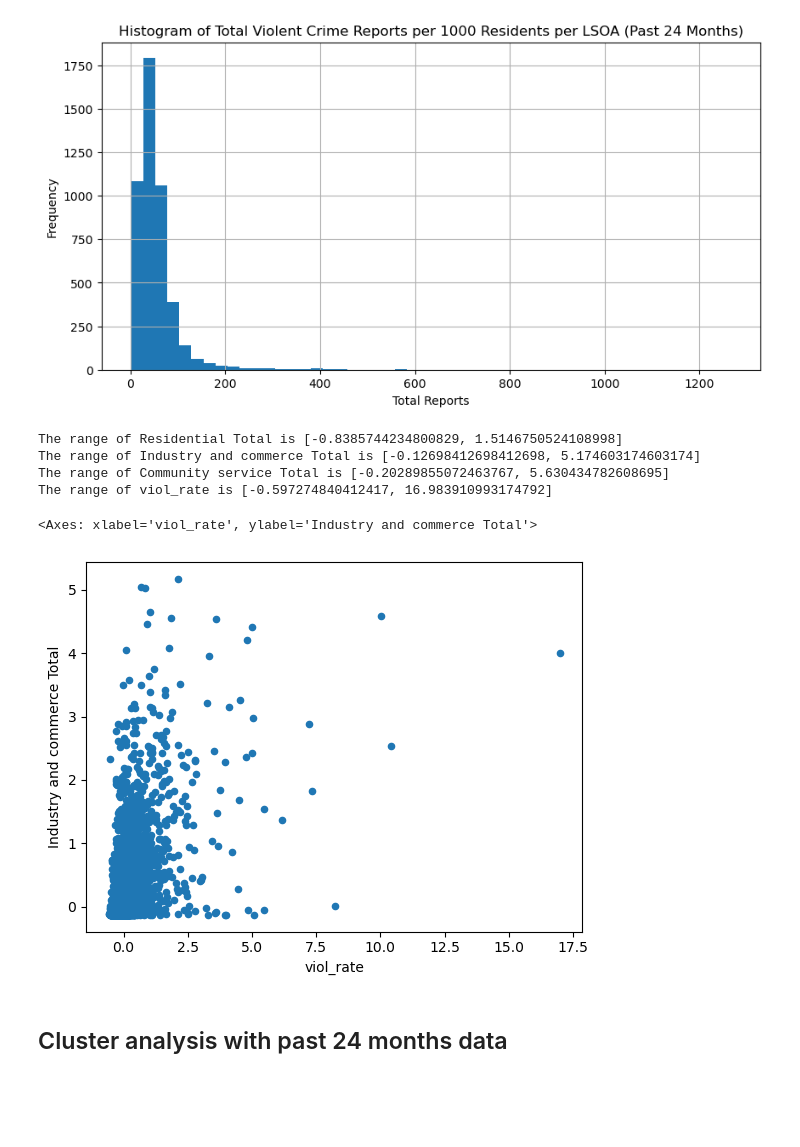
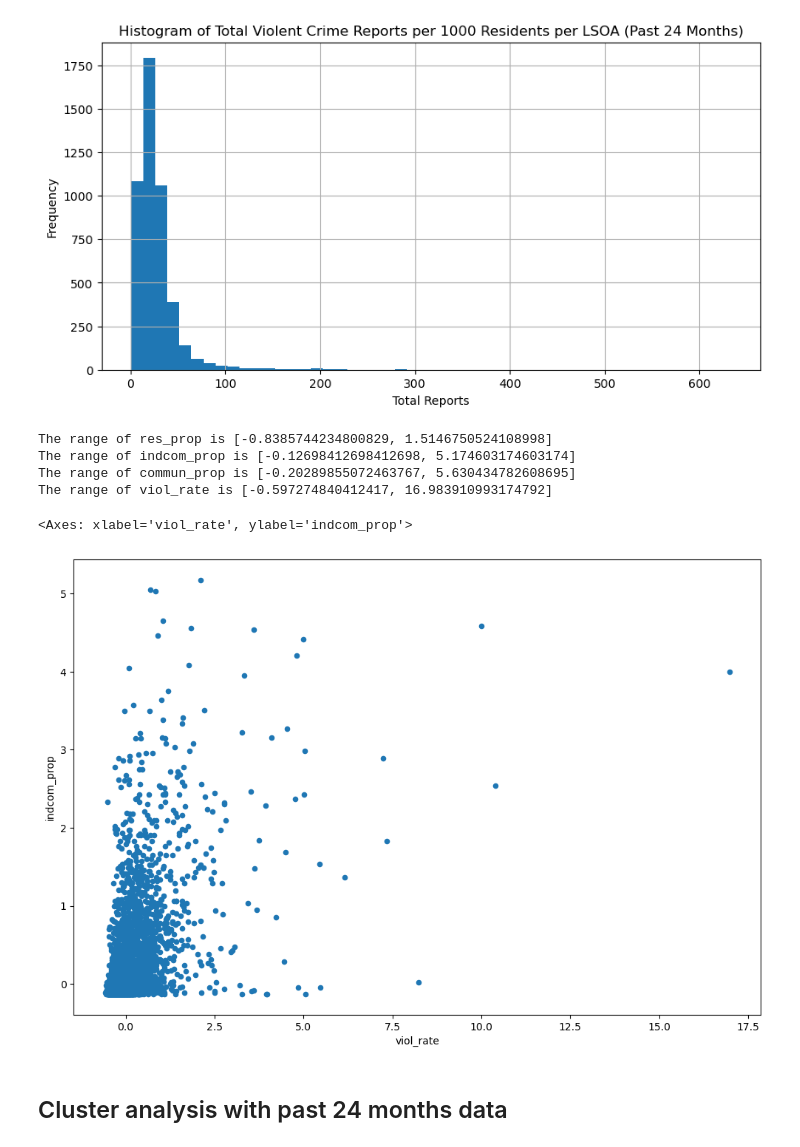
Before and after one commit to jyjylow/casa0006-assessment, a Jupyter notebook: CASA0006_Assessment.ipynb, the cells around one changed output. Cells and saved outputs as stored; diff of their text form; code cells hidden in the pictures; blank space fills up the shorter version.

```diff
--- a/CASA0006_Assessment.ipynb
+++ b/CASA0006_Assessment.ipynb
@@ -354,7 +363,8 @@ Total Violent Crime Counts (Past 24 Months):
 merged_crime24lsoa = pd.merge(gdf, crime_past24_agg,
                            left_on='LSOA11CD', right_on='LSOA Code',
                            how='inner')
-lsoa_past24_gdf = merged_crime24lsoa[["LSOA11CD", "LSOA11NM", "USUALRES", "geometry", "total"]].copy()
+lsoa_past24_gdf = merged_crime24lsoa[["LSOA11CD", "LSOA11NM",
+                                      "USUALRES", "geometry", "total"]]
 lsoa_past24_gdf.head()
 # %% [output]
 |  | LSOA11CD | LSOA11NM | USUALRES | geometry | total |
@@ -390,10 +400,11 @@ LSOAs in shp but not in crime data: 182
 # %% [markdown]
 This will explain the gaps in the following visualisations of merged data.
 # %%
-# Standardising crime counts by number of residents
-lsoa_past24_gdf['viol_rate'] = (lsoa_past24_gdf['total']/lsoa_past24_gdf['USUALRES']) * 1000
+# Standardising crime counts by:
+# 1: dividing by 2 to get 12-monthly average
+# 2: dividing by 1000 residents to get crime rate per 1000 residents
+lsoa_past24_gdf.loc[:,'viol_rate'] = ((lsoa_past24_gdf.loc[:,'total']/2)/lsoa_past24_gdf.loc[:,'USUALRES']) * 1000
 
 # Understanding the range of crime rates
-print(f"In the past 24 months, {lsoa_past24_gdf.loc[lsoa_past24_gdf['viol_rate'].idxmin()]['LSOA11NM']} had the lowest crime rate of {lsoa_past24_gdf['total_normed'].min():.2f}.")
-print(f"In the past 24 months, {lsoa_past24_gdf.loc[lsoa_past24_gdf['viol_rate'].idxmax()]['LSOA11NM']} had the highest crime rate of {lsoa_past24_gdf['total_normed'].max():.2f}.")
+print(f"Based on data from April 2024 to March 2025, {lsoa_past24_gdf.loc[lsoa_past24_gdf['viol_rate'].idxmin()]['LSOA11NM']} had the lowest yearly violent crime rate of {lsoa_past24_gdf['viol_rate'].min():.2f} cases per 1000 residents) and {lsoa_past24_gdf.loc[lsoa_past24_gdf['viol_rate'].idxmax()]['LSOA11NM']} had the highest yearly violent crime rate of {lsoa_past24_gdf['viol_rate'].max():.2f} cases per 1000 residents.")
 # %% [output]
@@ -406,7 +416,7 @@ merged_land_crime = pd.merge(lsoa_past24_gdf, landuse,
                            left_on='LSOA11CD', right_on='LSOA code',
                            how='inner')
 merged_all = merged_land_crime[["LSOA11CD", "LSOA11NM", "USUALRES", # demographic variables
-                                "Residential Total", "Industry and commerce Total", "Community service Total", # land use variables
+                                "res_prop", "indcom_prop", "commun_prop", # land use variables
                                "total", "viol_rate", # crime rates
                                "geometry"]]
 merged_all.head()
@@ -448,7 +473,7 @@ plt.show()
 rs = RobustScaler(quantile_range=(10.0, 90.0))
 
 normed = merged_all[['LSOA11CD',
-                     'Residential Total', 'Industry and commerce Total', 'Community service Total',
+                     'res_prop', 'indcom_prop', 'commun_prop',
                      'viol_rate']].set_index('LSOA11CD')
 
 # Applying RobustScaler
@@ -456,16 +481,16 @@ for c in normed.columns.values:
     normed[c] = rs.fit_transform(merged_all[c].values.reshape(-1,1))
     print("The range of {} is [{}, {}]".format(c, normed[c].min(), normed[c].max()))
 # %% [output]
-The range of Residential Total is [-0.8385744234800829, 1.5146750524108998]
-The range of Industry and commerce Total is [-0.12698412698412698, 5.174603174603174]
-The range of Community service Total is [-0.20289855072463767, 5.630434782608695]
+The range of res_prop is [-0.8385744234800829, 1.5146750524108998]
+The range of indcom_prop is [-0.12698412698412698, 5.174603174603174]
+The range of commun_prop is [-0.20289855072463767, 5.630434782608695]
 The range of viol_rate is [-0.597274840412417, 16.983910993174792]
 # %%
 normed.plot.scatter(x = 'viol_rate',
-                    y = 'Industry and commerce Total')
+                    y = 'indcom_prop')
 # %% [output]
-<Axes: xlabel='viol_rate', ylabel='Industry and commerce Total'>
+<Axes: xlabel='viol_rate', ylabel='indcom_prop'>
-[figure, old version]
+[figure, new version]
 # %% [markdown]
 ## Cluster analysis with past 24 months data
 # %% [markdown]
```
Also changed, not shown: parts of 30 cells of this notebook.
